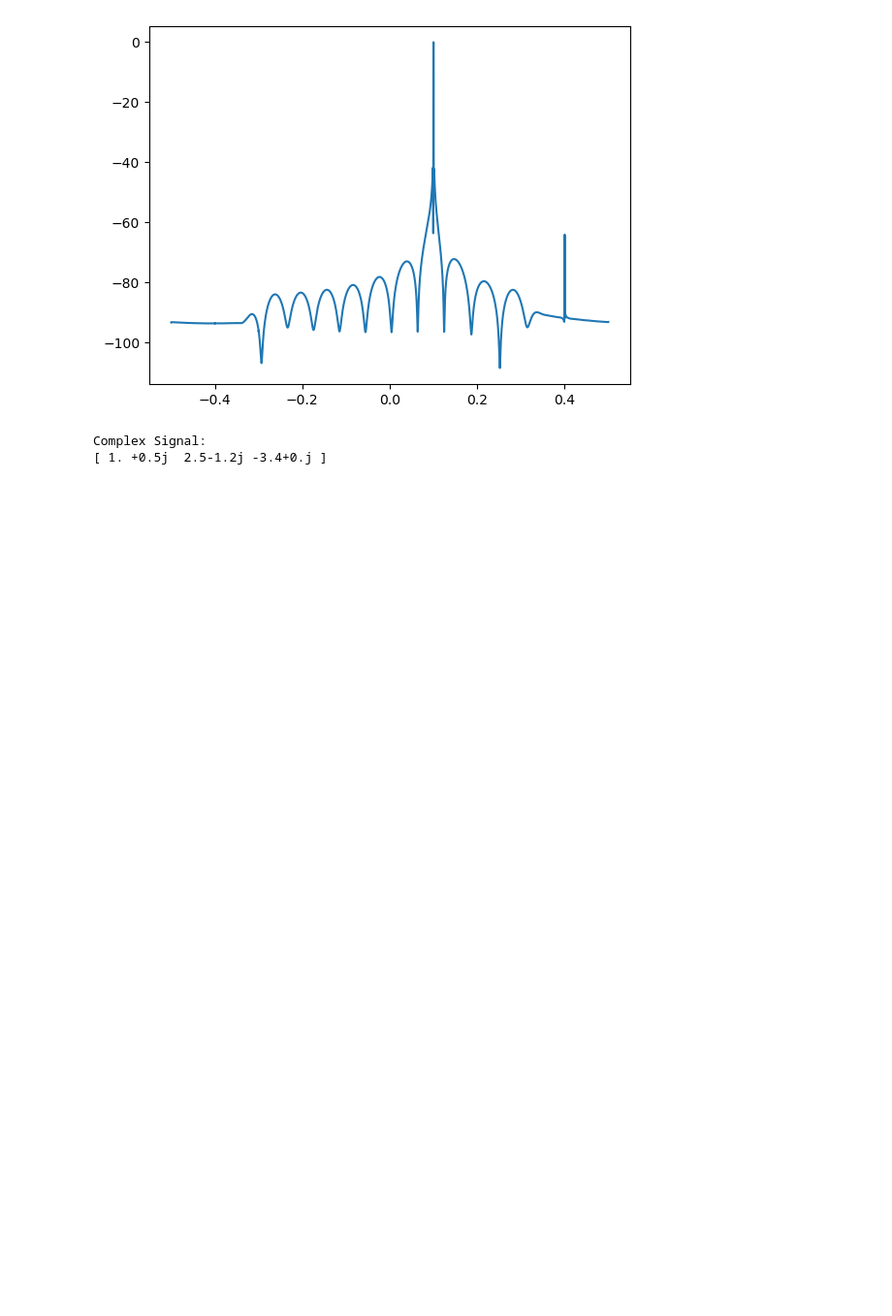
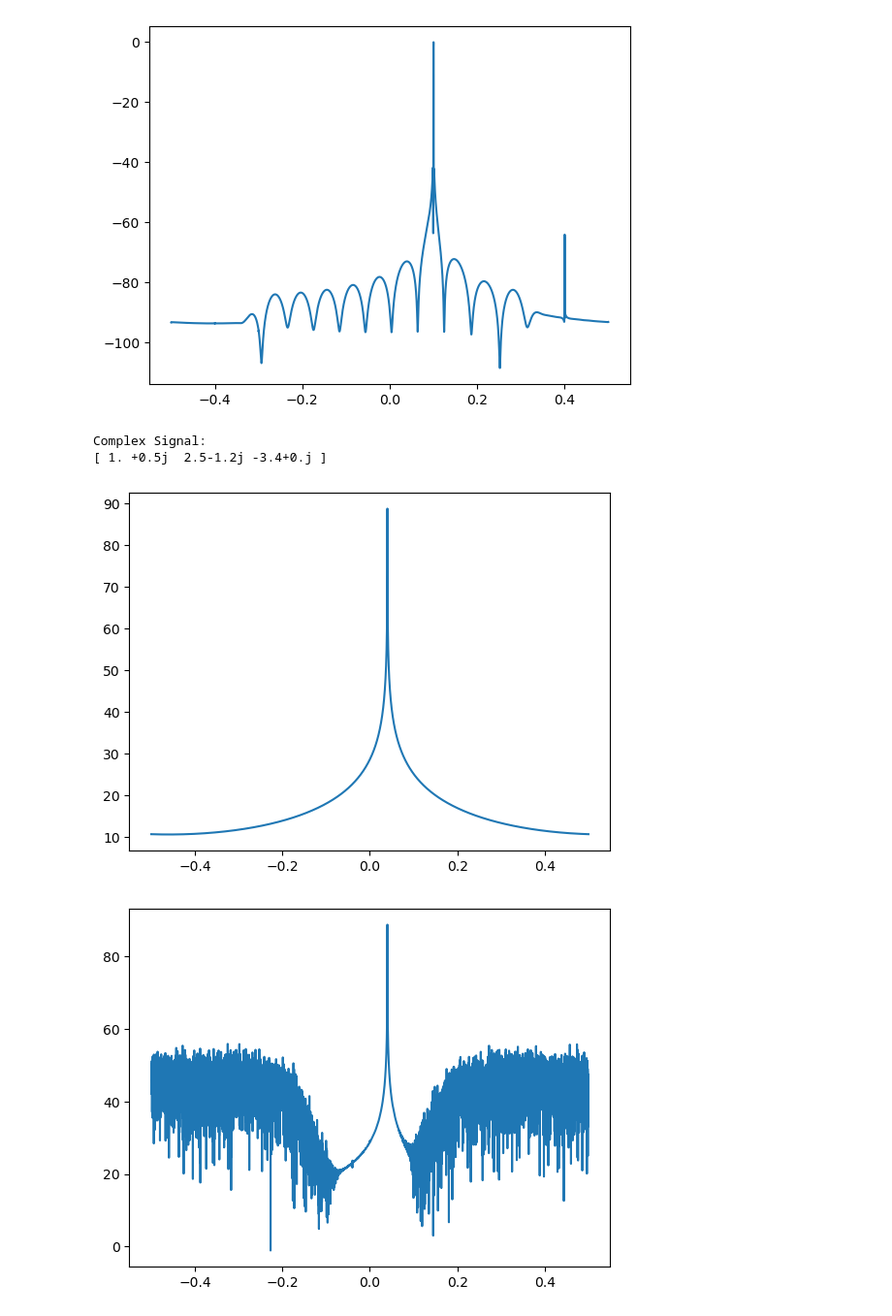
Before and after one commit to urosminoski/All-Digital-RF-Transmitter-in-FPGA-master-, a Jupyter notebook: sim/v1.5/python/Untitled.ipynb, the cells around one changed output. Shown at 97% size. Saved outputs shown, nothing was run; the diff lists cells and outputs as text; code cells hidden in the pictures; blank space fills up the shorter version.

Commit message:
Function deltaSigmaWrapper is correct.

```diff
--- a/sim/v1.5/python/Untitled.ipynb
+++ b/sim/v1.5/python/Untitled.ipynb
@@ -798,0 +873,25 @@ Complex Signal:
+# %%
+x = read_real_data('../data/sinData.txt')
+y = read_real_data('../data/sinData_deltaSigma.txt')
+
+# inputData = read_complex_data('../data/sinDataComplex.txt')
+# outputData = read_complex_data('../data/sinDataComplex_deltaSigma.txt')
+
+x_metadata, x = inputData
+x = np.array(x, dtype=np.complex128)
+
+y_metadata, y = outputData
+y = np.array(y, dtype=np.complex128)
+
+epsilon = 1e-12
+XdB = 20*np.log10(np.abs(np.fft.fftshift(np.fft.fft(x)) + epsilon))
+YdB = 20*np.log10(np.abs(np.fft.fftshift(np.fft.fft(y)) + epsilon))
+freqs = (np.arange(len(x))/len(x) - 0.5)
+
+plt.plot(freqs, XdB)
+plt.show()
+plt.plot(freqs, YdB)
+plt.show();
+# %% [output]
+[figure, added]
+[figure, added]
```
Also changed, not shown: parts of 1 cell of this notebook, 21 other files.
